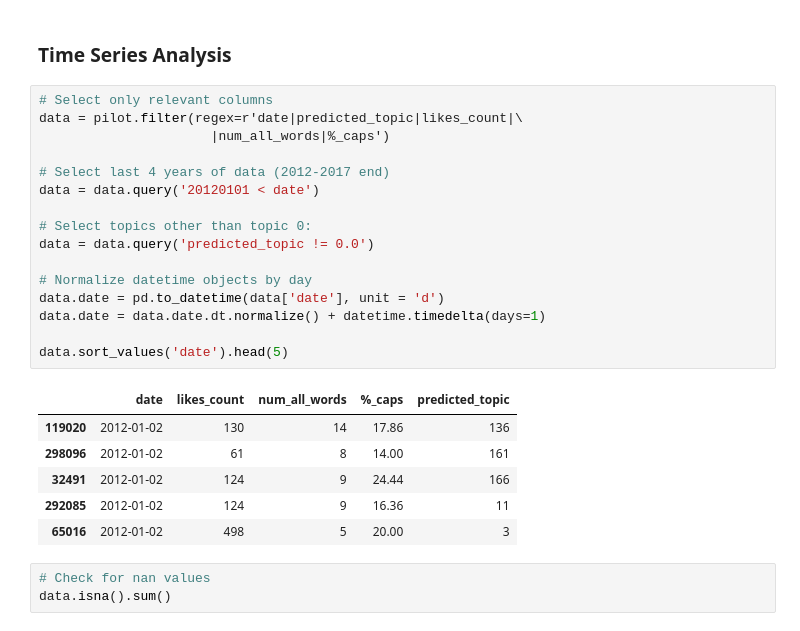
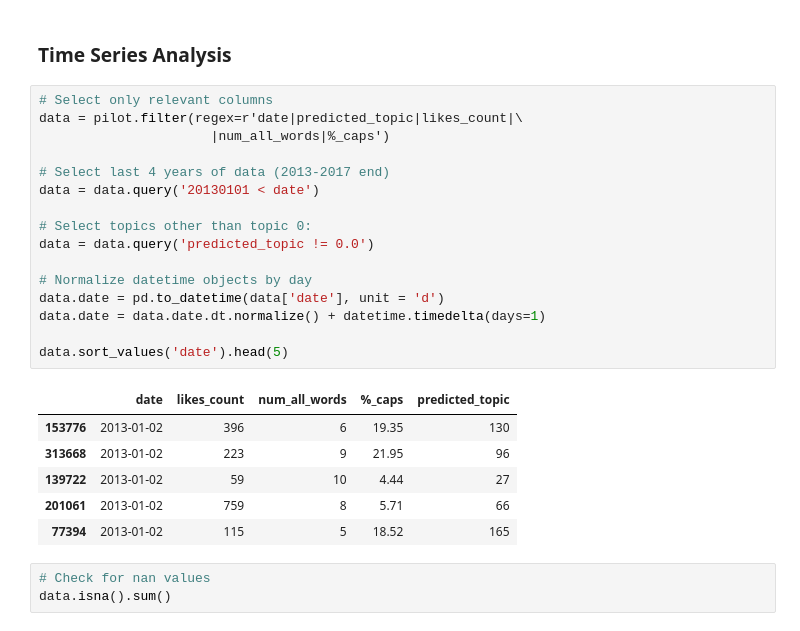
Before and after one commit to tguptaMT/TOPicks, a Jupyter notebook: TOPICS-step3_time_series_forecasting.ipynb, the cells around one changed output. Drawn from its saved outputs; the diff is of its cells as text.

```diff
--- a/TOPICS-step3_time_series_forecasting.ipynb
+++ b/TOPICS-step3_time_series_forecasting.ipynb
@@ -416,26 +417,26 @@ all_topics = pilot['topic_name'].unique()
 # %%
 # Select only relevant columns
 data = pilot.filter(regex=r'date|predicted_topic|likes_count|\
                       |num_all_words|%_caps')
 
-# Select last 4 years of data (2012-2017 end)
-data = data.query('20120101 < date')
+# Select last 4 years of data (2013-2017 end)
+data = data.query('20130101 < date')
 
 # Select topics other than topic 0:
 data = data.query('predicted_topic != 0.0')
 
 # Normalize datetime objects by day
 data.date = pd.to_datetime(data['date'], unit = 'd')
 data.date = data.date.dt.normalize() + datetime.timedelta(days=1)
 
 data.sort_values('date').head(5)
 # %% [output]
 |  | date | likes_count | num_all_words | %_caps | predicted_topic |
-| 119020 | 2012-01-02 | 130 | 14 | 17.86 | 136 |
-| 298096 | 2012-01-02 | 61 | 8 | 14.00 | 161 |
-| 32491 | 2012-01-02 | 124 | 9 | 24.44 | 166 |
-| 292085 | 2012-01-02 | 124 | 9 | 16.36 | 11 |
-| 65016 | 2012-01-02 | 498 | 5 | 20.00 | 3 |
+| 153776 | 2013-01-02 | 396 | 6 | 19.35 | 130 |
+| 313668 | 2013-01-02 | 223 | 9 | 21.95 | 96 |
+| 139722 | 2013-01-02 | 59 | 10 | 4.44 | 27 |
+| 201061 | 2013-01-02 | 759 | 8 | 5.71 | 66 |
+| 77394 | 2013-01-02 | 115 | 5 | 18.52 | 165 |
 # %%
 # Check for nan values
 data.isna().sum()
```
Also changed, not shown: parts of 9 cells of this notebook.
